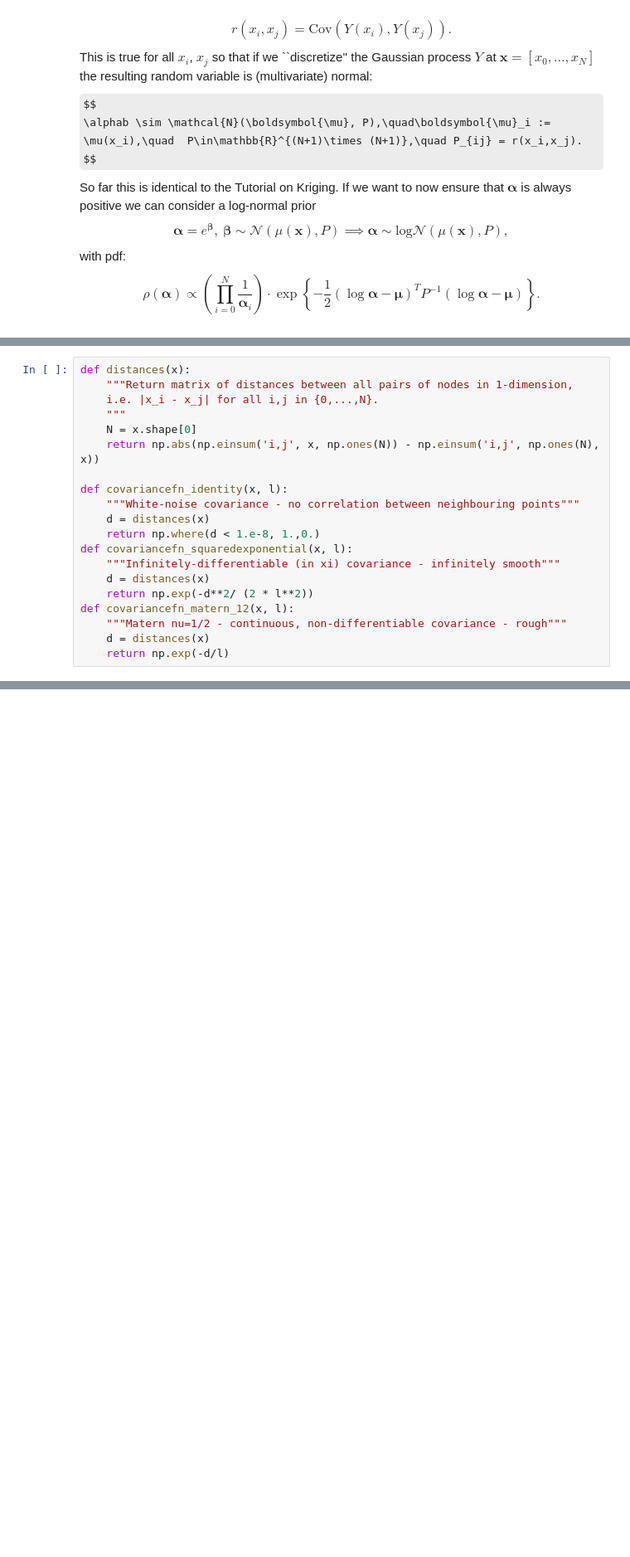
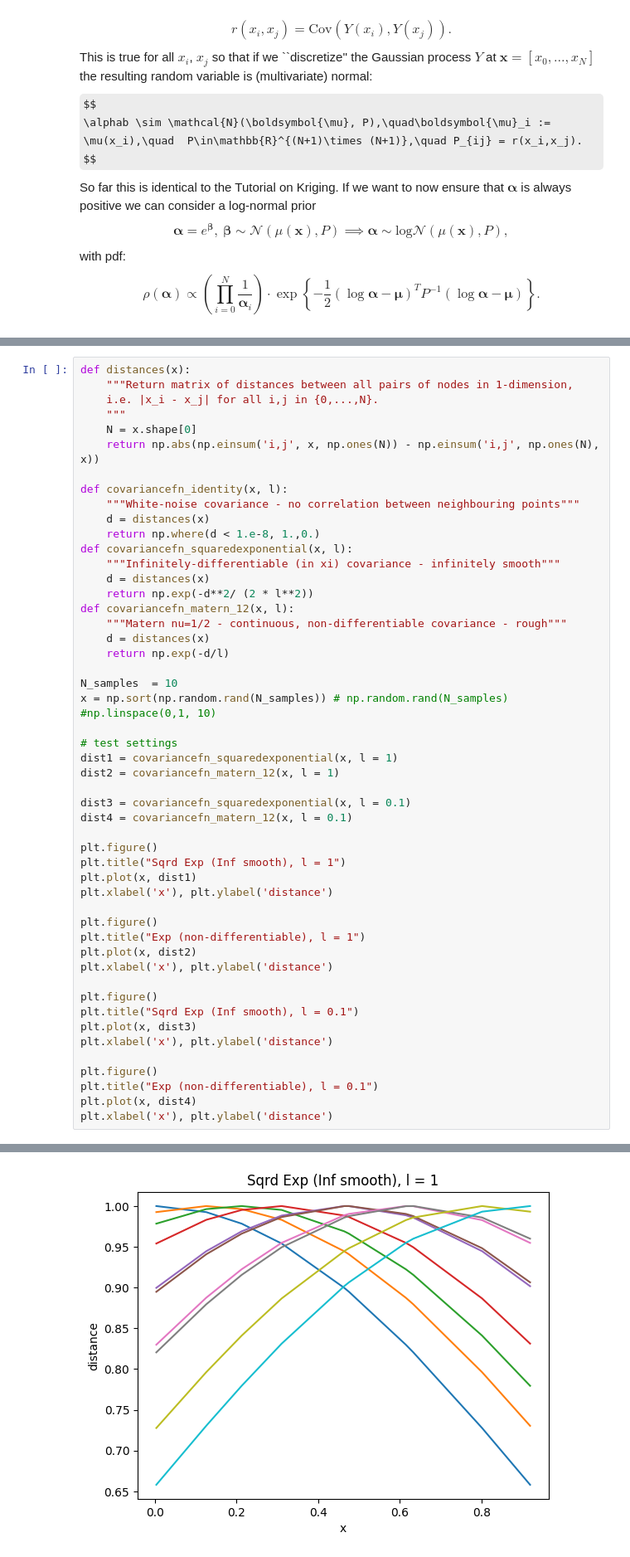
Before and after one commit to msahirs/CFD_IV, a Jupyter notebook: Tutorial4.ipynb, the cells around one changed output, grey strips where cells are left out. Shown: that part at 83% size. Saved outputs shown, nothing was run; the diff lists cells and outputs as text; some formulas as TeX source; blank space fills up the shorter version.

```diff
--- a/Tutorial4.ipynb
+++ b/Tutorial4.ipynb
@@ -150,3 +229,34 @@ def covariancefn_matern_12(x, l):
     """Matern nu=1/2 - continuous, non-differentiable covariance - rough"""
     d = distances(x)
     return np.exp(-d/l)
+
+N_samples  = 10
+x = np.sort(np.random.rand(N_samples)) # np.random.rand(N_samples) #np.linspace(0,1, 10)
+
+# test settings
+dist1 = covariancefn_squaredexponential(x, l = 1)
+dist2 = covariancefn_matern_12(x, l = 1)
+
+dist3 = covariancefn_squaredexponential(x, l = 0.1)
+dist4 = covariancefn_matern_12(x, l = 0.1)
+
+plt.figure()
+plt.title("Sqrd Exp (Inf smooth), l = 1")
+plt.plot(x, dist1)
+plt.xlabel('x'), plt.ylabel('distance')
+
+plt.figure()
+plt.title("Exp (non-differentiable), l = 1")
+plt.plot(x, dist2)
+plt.xlabel('x'), plt.ylabel('distance')
+
+plt.figure()
+plt.title("Sqrd Exp (Inf smooth), l = 0.1")
+plt.plot(x, dist3)
+plt.xlabel('x'), plt.ylabel('distance')
+
+plt.figure()
+plt.title("Exp (non-differentiable), l = 0.1")
+plt.plot(x, dist4)
+plt.xlabel('x'), plt.ylabel('distance')
+# %% [output]
@@ -152,0 +264 @@ def covariancefn_matern_12(x, l):
+[figure, added]
```
Also changed, not shown: parts of 7 cells of this notebook.
